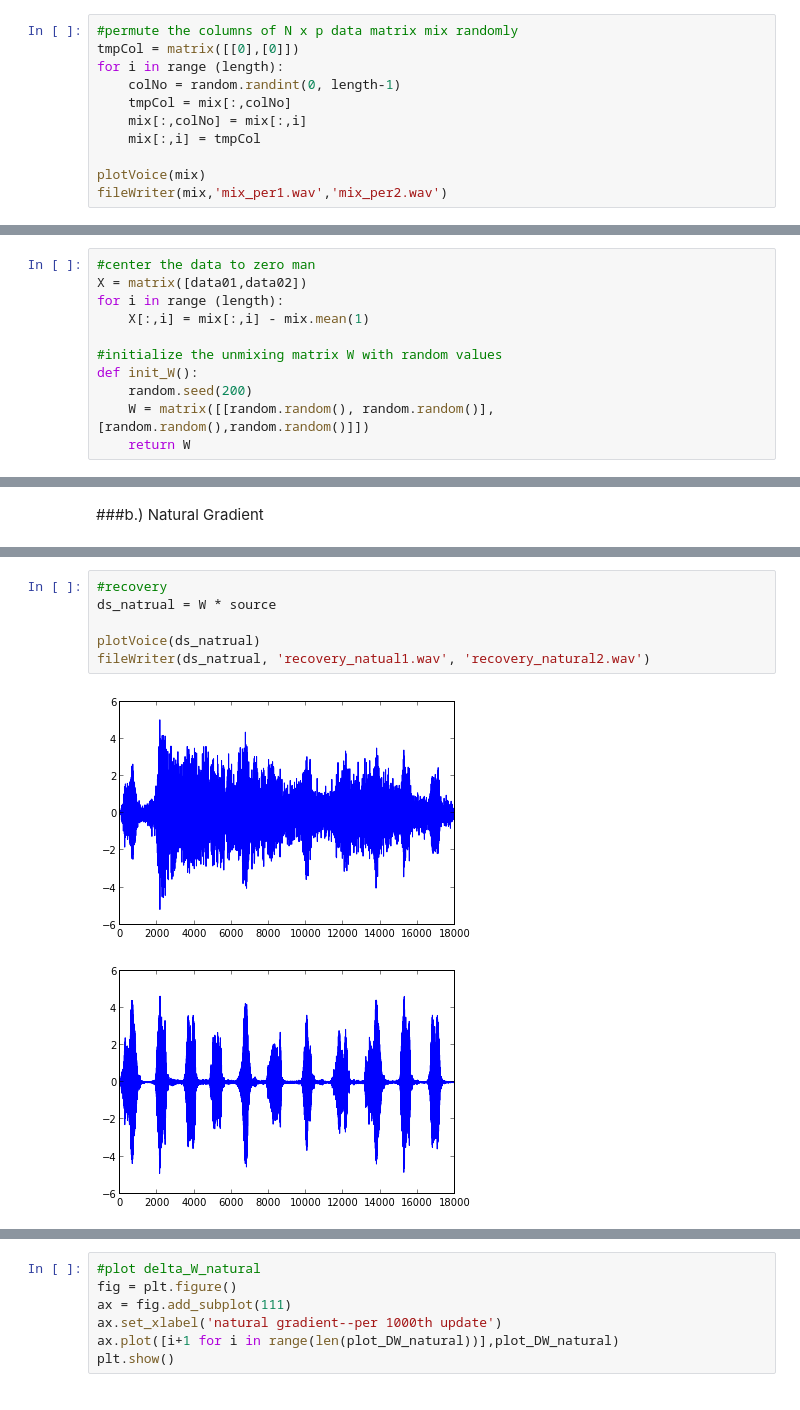
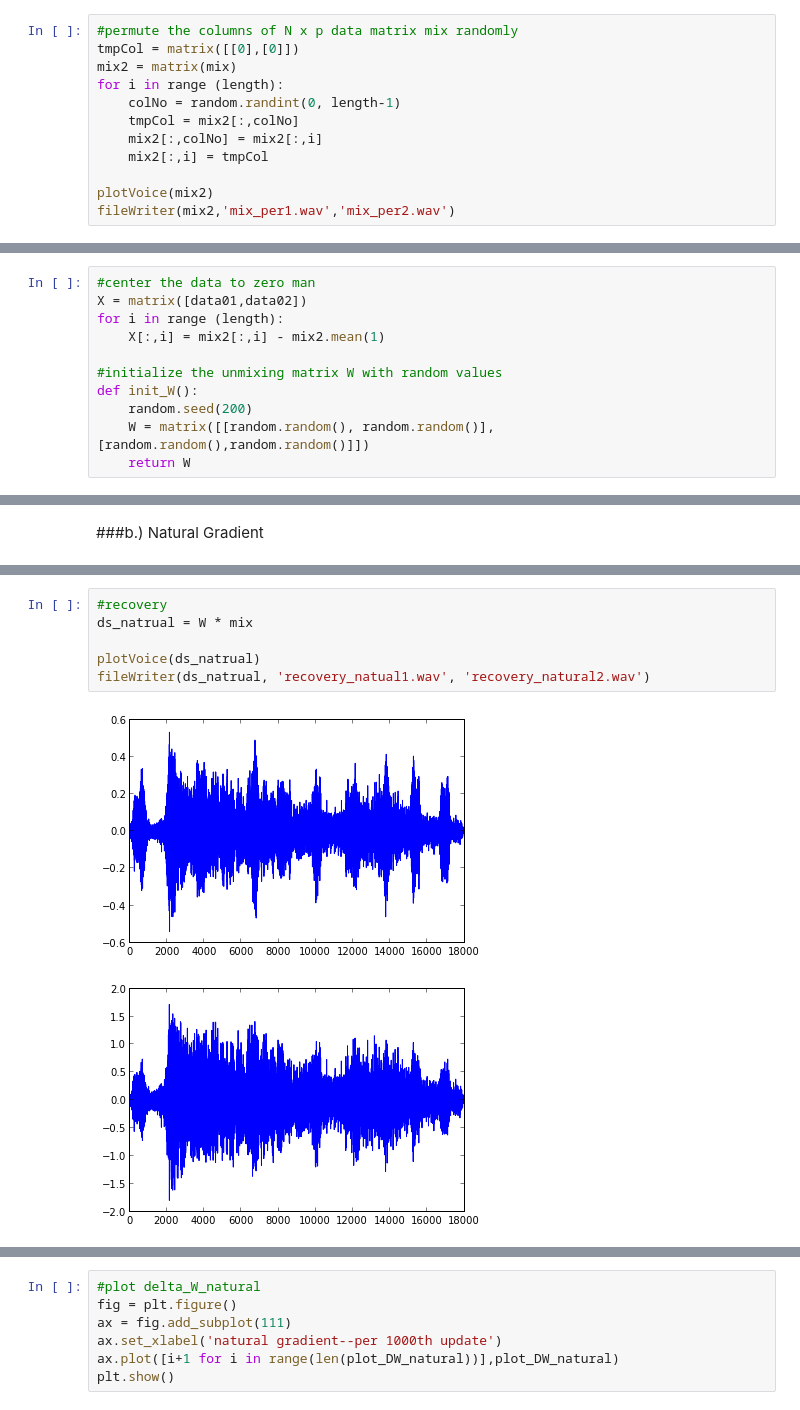
Before and after one commit to titicaca/MI02, a Jupyter notebook: 06/Exercise 6.ipynb, the cells around one changed output, grey strips where cells are left out. Drawn from its saved outputs; the diff is of its cells as text.

```diff
--- a/06/Exercise 6.ipynb
+++ b/06/Exercise 6.ipynb
@@ -120,14 +120,15 @@ Matrix A is:
 # %%
 #permute the columns of N x p data matrix mix randomly
 tmpCol = matrix([[0],[0]])
+mix2 = matrix(mix)
 for i in range (length):
     colNo = random.randint(0, length-1)
-    tmpCol = mix[:,colNo]
-    mix[:,colNo] = mix[:,i]
-    mix[:,i] = tmpCol
+    tmpCol = mix2[:,colNo]
+    mix2[:,colNo] = mix2[:,i]
+    mix2[:,i] = tmpCol
 
-plotVoice(mix)
-fileWriter(mix,'mix_per1.wav','mix_per2.wav')
+plotVoice(mix2)
+fileWriter(mix2,'mix_per1.wav','mix_per2.wav')
 # %% [output]
 [figure]
 [figure]
@@ -146,7 +147,7 @@ Correlation between S and X:
 #center the data to zero man
 X = matrix([data01,data02])
 for i in range (length):
-    X[:,i] = mix[:,i] - mix.mean(1)
+    X[:,i] = mix2[:,i] - mix2.mean(1)
 
 #initialize the unmixing matrix W with random values
 def init_W():
@@ -329,12 +326,12 @@ after normalization:
 # %%
 #recovery
-ds_natrual = W * source
+ds_natrual = W * mix
 
 plotVoice(ds_natrual)
 fileWriter(ds_natrual, 'recovery_natual1.wav', 'recovery_natural2.wav')
 # %% [output]
-[figure, old version]
+[figure, new version]
-[figure, old version]
+[figure, new version]
 # %%
 #Calculate the correlations between the true sources and the estimations
 correlation_natural = matrix([[0.],[0.]])
```
Also changed, not shown: parts of 12 cells of this notebook, 5 other files.
